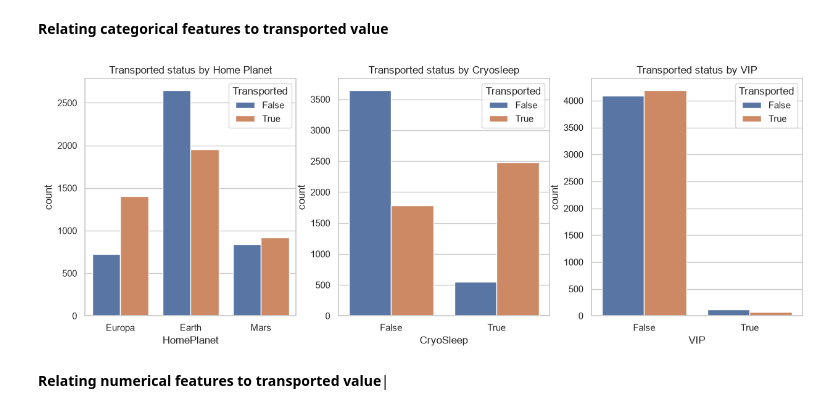
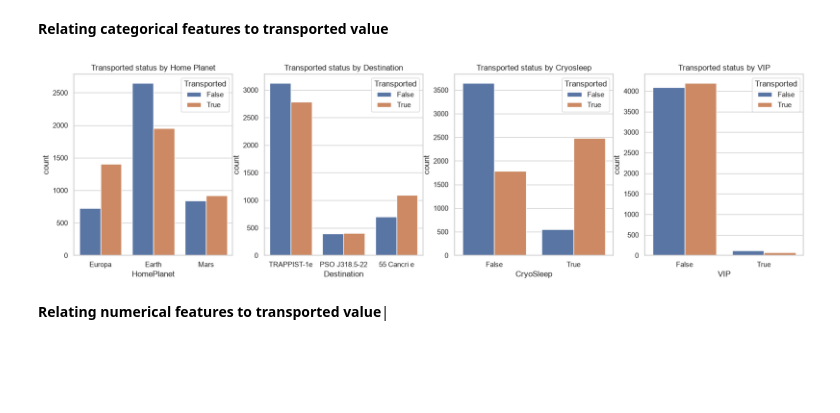
Before and after one commit to PinaDaniele/Spaceship-Titanic, a Jupyter notebook: notebooks/eda.ipynb, the cells around one changed output. Drawn from its saved outputs; the diff is of its cells as text; code cells hidden in the pictures; blank space fills up the shorter version.

Commit message:
Related destination to transported status in the EDA

```diff
--- a/notebooks/eda.ipynb
+++ b/notebooks/eda.ipynb
@@ -71,20 +71,23 @@ Name: proportion, dtype: float64
 # %% [markdown]
 **Relating categorical features to transported value**
 # %%
-fig, axes = plt.subplots(1, 3, figsize=(15,5))
+fig, axes = plt.subplots(1, 4, figsize=(20,5))
 
 sns.countplot(data=df, x='HomePlanet', hue='Transported', ax=axes[0])
 axes[0].set_title('Transported status by Home Planet')
 
-sns.countplot(data=df, x='CryoSleep', hue='Transported', ax=axes[1])
-axes[1].set_title('Transported status by Cryosleep')
+sns.countplot(data=df, x='Destination', hue='Transported', ax=axes[1])
+axes[1].set_title('Transported status by Destination')
 
-sns.countplot(data=df, x='VIP', hue='Transported', ax=axes[2])
-axes[2].set_title('Transported status by VIP')
+sns.countplot(data=df, x='CryoSleep', hue='Transported', ax=axes[2])
+axes[2].set_title('Transported status by Cryosleep')
+
+sns.countplot(data=df, x='VIP', hue='Transported', ax=axes[3])
+axes[3].set_title('Transported status by VIP')
 
 plt.show()
 # %% [output]
-[figure, old version]
+[figure, new version]
 # %% [markdown]
 **Relating numerical features to transported value**|
 # %%
```
